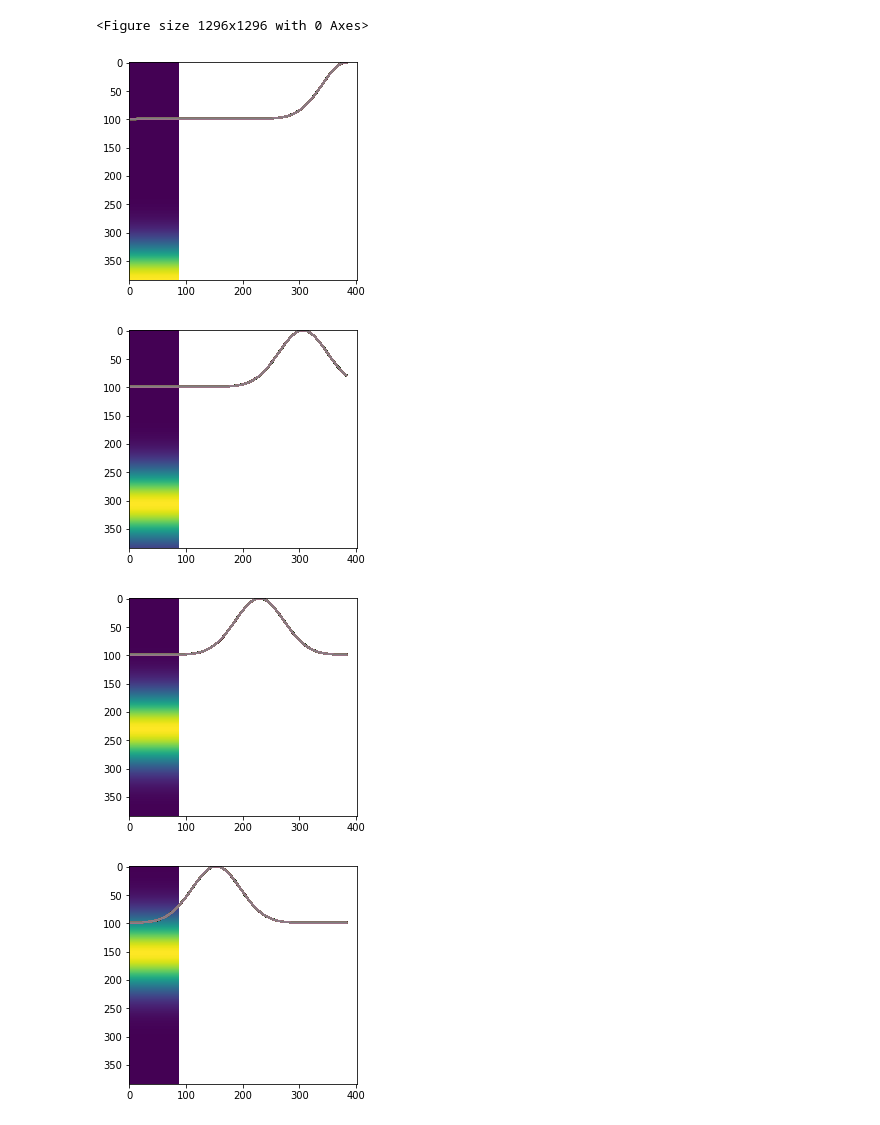
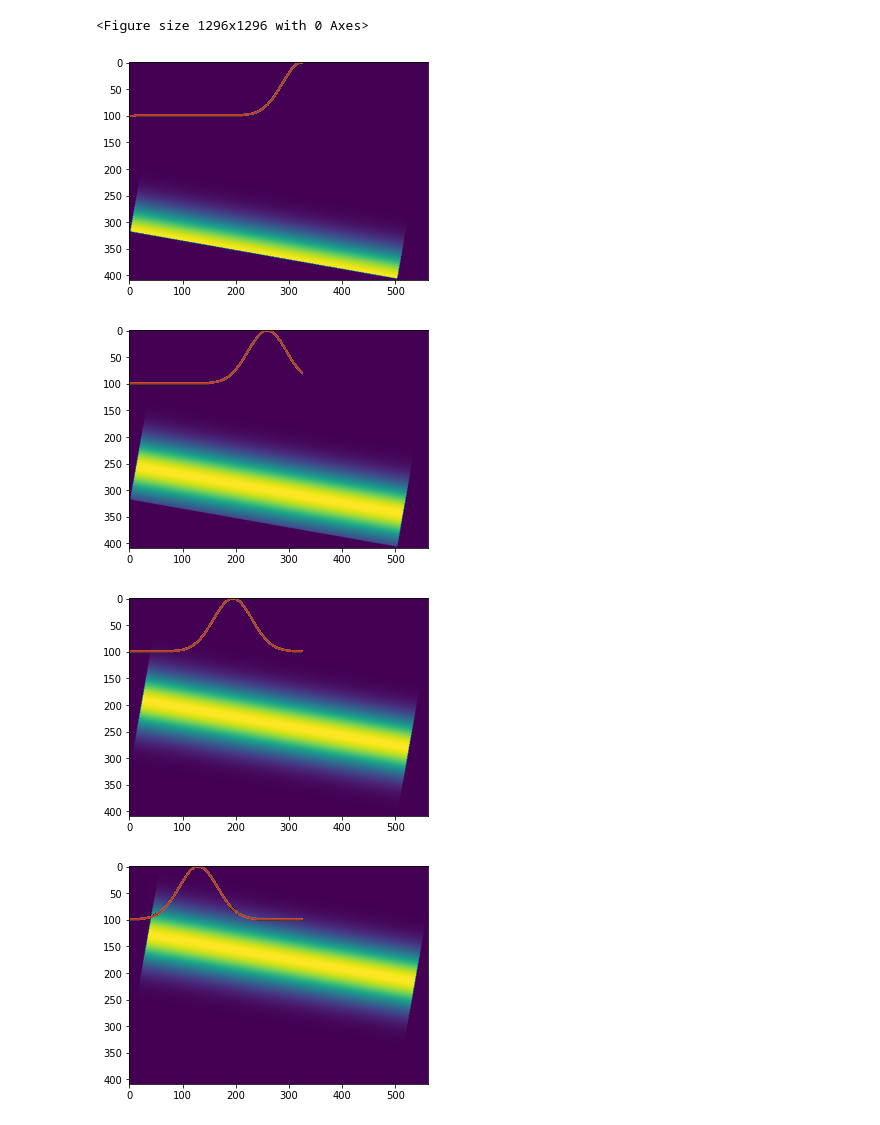
Before and after one commit to souhilaF/Diatoms, a Jupyter notebook: data/data_augment/flou.ipynb, the cells around one changed output. Drawn from its saved outputs; the diff is of its cells as text; code cells hidden in the pictures.

```diff
--- a/data/data_augment/flou.ipynb
+++ b/data/data_augment/flou.ipynb
@@ -314,0 +305,20 @@ for file in list_files:
+# %%
+'''
+DATASET_PATH = '/home/souhila/nvme-storage/diatoms_3Da.png'
+img = cv2.imread(DATASET_PATH)
+img=img[:,:,1]
+ss = np.linspace(1,-1,6)
+h, w = img.shape
+
+for s in ss:
+    t=np.repeat(np.linspace(-1,1,h),w).reshape(h,w)
+    kernel = np.ones((h,w))
+    ker = kernel*np.exp((-(t-s)**2-(t-s)**2)/0.2)
+    ker2 = abs(np.ceil((ker-np.max(ker))*100))
+    plt.figure(1)
+    plt.subplot(231)
+    plt.plot(ker2)
+    plt.imshow(ker)
+    plt.savefig(os.path.join('Z-stacks_'+str(s)+'.png'), transparent = True)
+
+    plt.plot()'''
@@ -336,0 +338,18 @@ plt.imshow(img)
+# %%
+
+DATASET_PATH = '/home/souhila/nvme-storage/diatoms_3Da.png'
+img = cv2.imread(DATASET_PATH)
+img = cv2.cvtColor(img, cv2.COLOR_BGR2GRAY)
+print(img.shape)
+plt.imshow(img)
+angle = random.randint(0,180)
+print(angle)
+#img = cv2.cvtColor(img, cv2.COLOR_BGR2GRAY)
+img_rot = rot_image_img(img,angle)
+zstalck = flou_plane(img_rot,alpha=10 )
+angle = random.randint(0,90)
+print(angle)
+
+for i in range(6):
+    img2 = rot_image_img(zstalck[i],angle)
+    cv2.imwrite(os.path.join('/home/souhila/nvme-storage/tmp'+ '_' +str(i) + '.png') , img2)
@@ -402,7 +426,7 @@ mask = 255*np.ones(img.shape, dtype='uint8')
 # %% [output]
 (80, 240)
 # %%
-DATASET_PATH = '/home/souhila/nvme-storage/RA_V2/tmp/RA_AAMB_0012.png'
+DATASET_PATH = '/home/souhila/nvme-storage/diatoms_3Da.png'
 img = cv2.imread(DATASET_PATH)
 img = cv2.cvtColor(img, cv2.COLOR_BGR2GRAY)
 a = flou_plane( img, alpha=10 )
@@ -441,18 +463,21 @@ plt.show()
 # %%
 ss = np.linspace(1,-1,6)
 h, w = img.shape
 for s in ss:
 
     t=np.repeat(np.linspace(-1,1,h),w).reshape(h,w)
     kernel = np.ones((h,w))
     ker = kernel*np.exp((-(t-s)**2-(t-s)**2)/0.2)
-    plt.imshow(ker)
+    ker1 = rot_image_img(ker,10)
+    plt.imshow(ker1)
     ker2 = abs(np.ceil((ker-np.max(ker))*100))
     for i in range(6):
         p = plt.plot(ker2)
+    plt.savefig(os.path.join('Z-stacks_'+str(s)+'.png'), transparent = True)
+
     plt.show()
 # %% [output]
-[figure, old version]
+[figure, new version]
-[figure, old version]
+[figure, new version]
-[figure, old version]
+[figure, new version]
-[figure, old version]
+[figure, new version]
```
Also changed, not shown: parts of 8 cells of this notebook, 24 other files.
